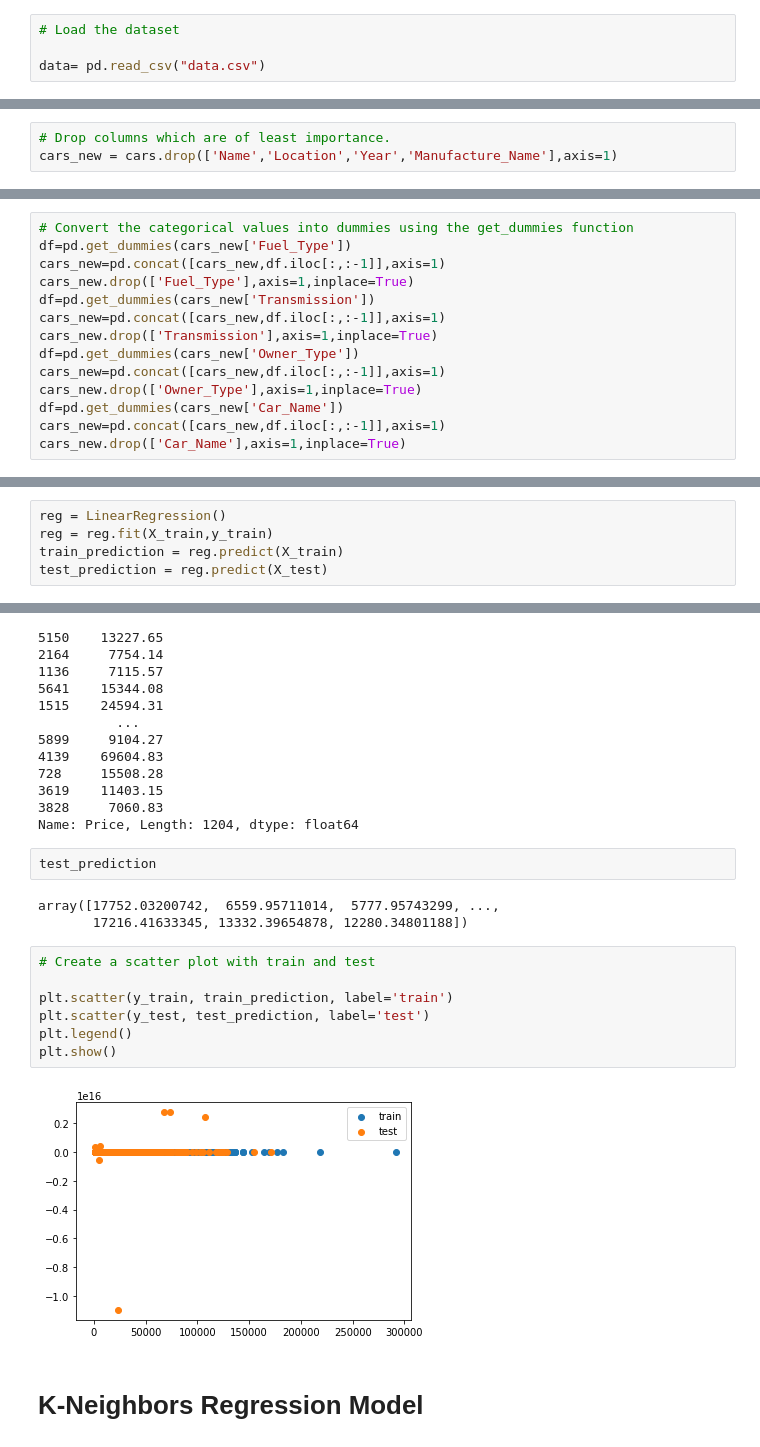
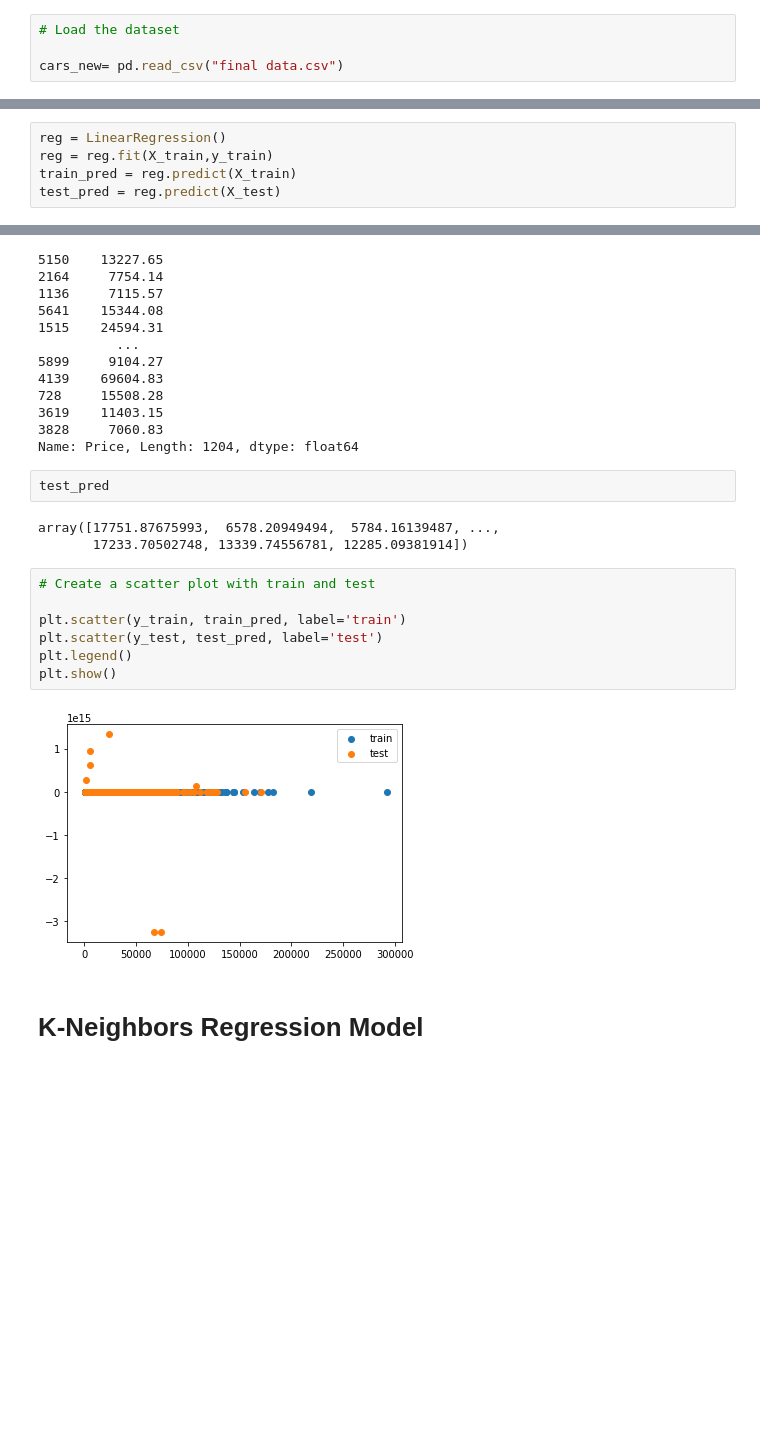
Before and after one commit to DAB-400-Capstone/Final-project, a Jupyter notebook: Project .ipynb, the cells around one changed output, grey strips where cells are left out. Saved outputs shown, nothing was run; the diff lists cells and outputs as text; blank space fills up the shorter version.

```diff
--- a/Project .ipynb
+++ b/Project .ipynb
@@ -23,7 +24,7 @@ from keras.layers import Dense, Dropout
 # %%
 # Load the dataset
 
-data= pd.read_csv("data.csv")
+cars_new= pd.read_csv("final data.csv")
 # %%
 # Look at the first 5 rows
 
@@ -538,3 +51,0 @@ Name: Price, dtype: float64
-# %%
-# Drop columns which are of least importance.
-cars_new = cars.drop(['Name','Location','Year','Manufacture_Name'],axis=1)
@@ -545,14 +51,0 @@ cars_new.shape
-# %%
-# Convert the categorical values into dummies using the get_dummies function
-df=pd.get_dummies(cars_new['Fuel_Type'])
-cars_new=pd.concat([cars_new,df.iloc[:,:-1]],axis=1)
-cars_new.drop(['Fuel_Type'],axis=1,inplace=True)
-df=pd.get_dummies(cars_new['Transmission'])
-cars_new=pd.concat([cars_new,df.iloc[:,:-1]],axis=1)
-cars_new.drop(['Transmission'],axis=1,inplace=True)
-df=pd.get_dummies(cars_new['Owner_Type'])
-cars_new=pd.concat([cars_new,df.iloc[:,:-1]],axis=1)
-cars_new.drop(['Owner_Type'],axis=1,inplace=True)
-df=pd.get_dummies(cars_new['Car_Name'])
-cars_new=pd.concat([cars_new,df.iloc[:,:-1]],axis=1)
-cars_new.drop(['Car_Name'],axis=1,inplace=True)
@@ -687,6 +159,6 @@ Name: Price, Length: 1204, dtype: float64
 # %%
 reg = LinearRegression()
 reg = reg.fit(X_train,y_train)
-train_prediction = reg.predict(X_train)
-test_prediction = reg.predict(X_test)
+train_pred = reg.predict(X_train)
+test_pred = reg.predict(X_test)
 # %%
@@ -723,20 +195,20 @@ y_test
 3619    11403.15
 3828     7060.83
 Name: Price, Length: 1204, dtype: float64
-# %%
-test_prediction
-# %% [output]
-array([17752.03200742,  6559.95711014,  5777.95743299, ...,
-       17216.41633345, 13332.39654878, 12280.34801188])
+# %%
+test_pred
+# %% [output]
+array([17751.87675993,  6578.20949494,  5784.16139487, ...,
+       17233.70502748, 13339.74556781, 12285.09381914])
 # %%
 # Create a scatter plot with train and test
 
-plt.scatter(y_train, train_prediction, label='train')
-plt.scatter(y_test, test_prediction, label='test')
+plt.scatter(y_train, train_pred, label='train')
+plt.scatter(y_test, test_pred, label='test')
 plt.legend()
 plt.show()
 # %% [output]
-[figure, old version]
+[figure, new version]
 # %% [markdown]
 # K-Neighbors Regression Model
 # %%
```
Also changed, not shown: parts of 180 cells of this notebook, 5 other files.
